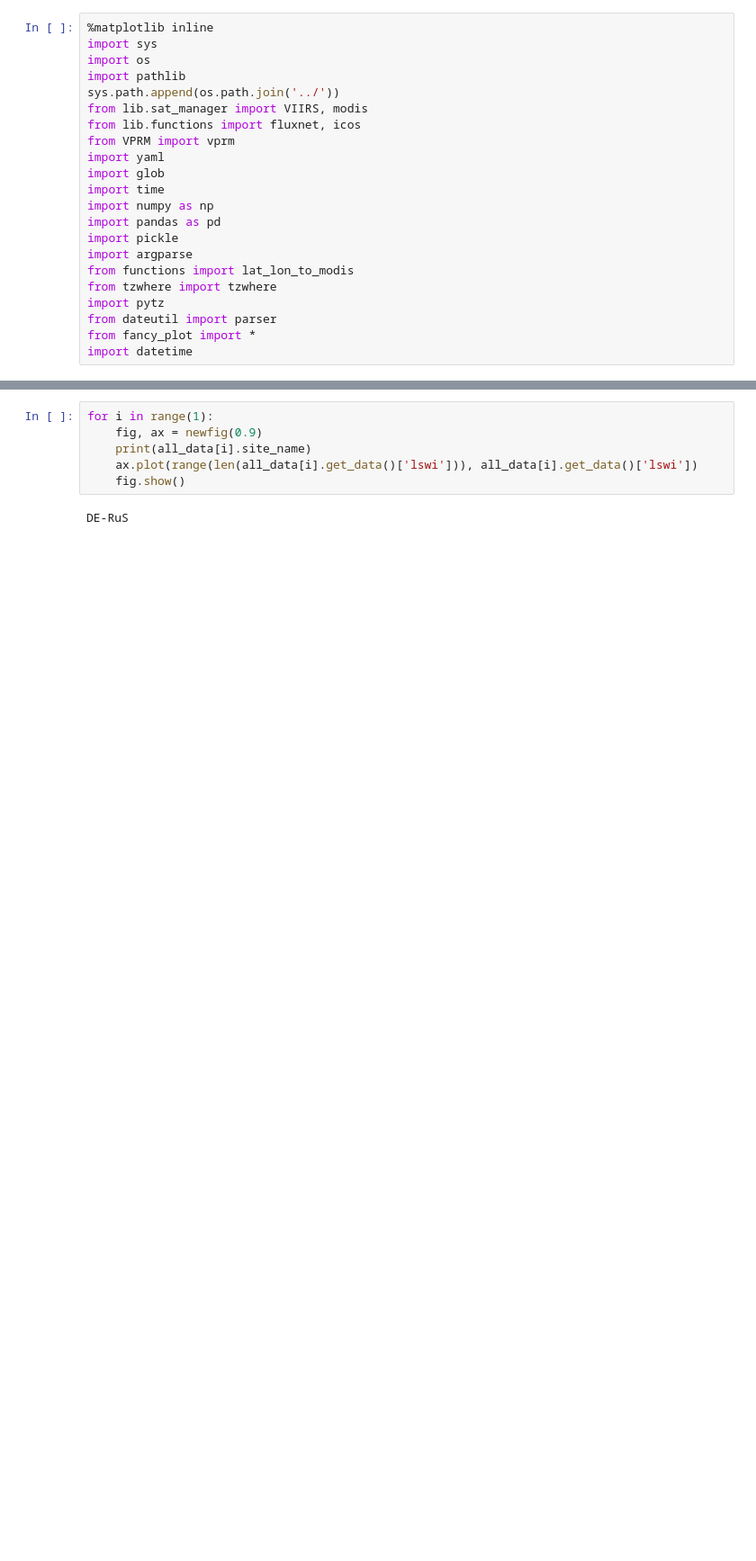
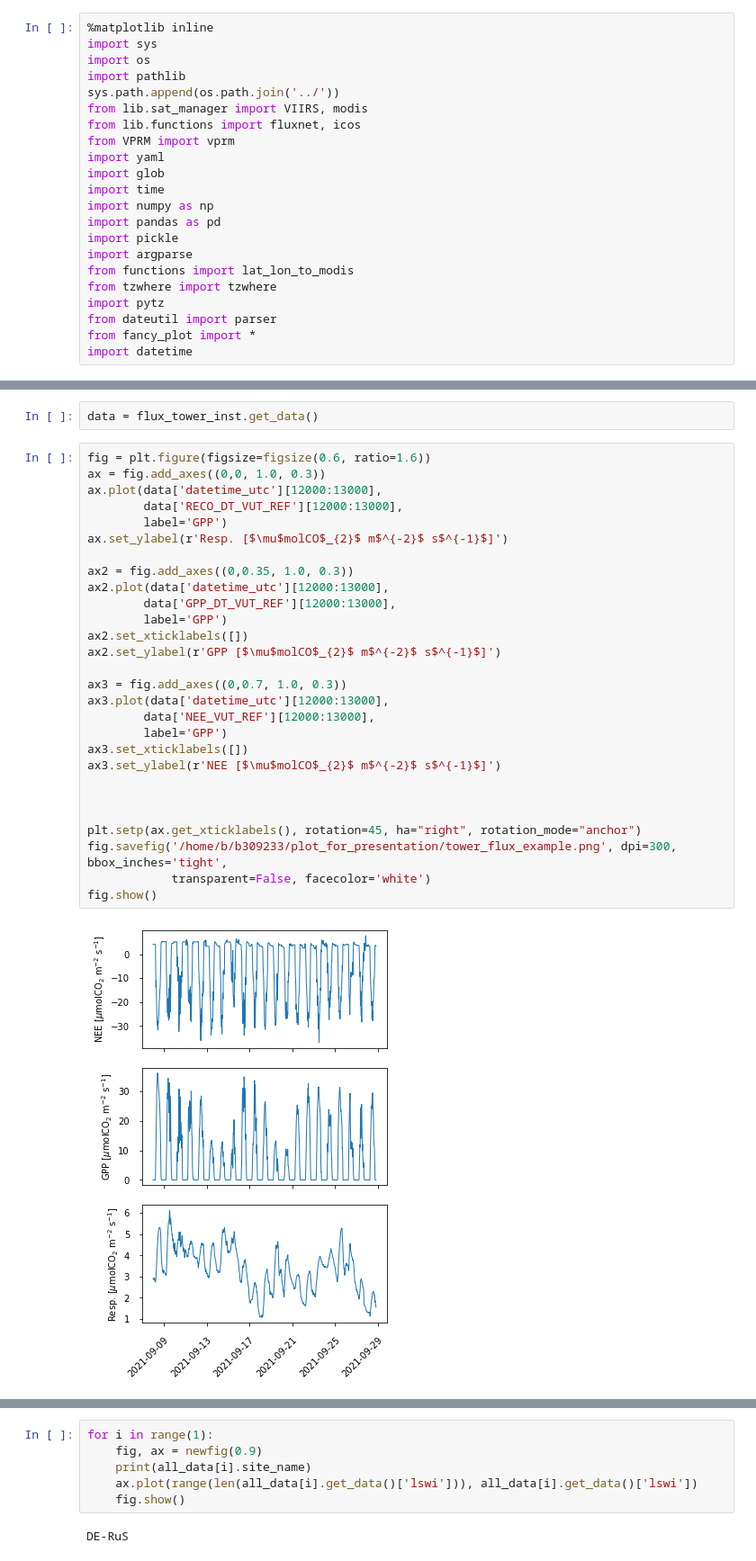
Before and after one commit to tglauch/pyVPRM, a Jupyter notebook: analysis_scripts/fit_VPRM_params.ipynb, the cells around one changed output, grey strips where cells are left out. Shown at 90% size. Drawn from its saved outputs; the diff is of its cells as text; blank space fills up the shorter version.

```diff
--- a/analysis_scripts/fit_VPRM_params.ipynb
+++ b/analysis_scripts/fit_VPRM_params.ipynb
@@ -163,0 +174,32 @@ all_data = np.concatenate(all_data)
+# %%
+data = flux_tower_inst.get_data()
+# %%
+fig = plt.figure(figsize=figsize(0.6, ratio=1.6))
+ax = fig.add_axes((0,0, 1.0, 0.3))
+ax.plot(data['datetime_utc'][12000:13000],
+        data['RECO_DT_VUT_REF'][12000:13000],
+        label='GPP')
+ax.set_ylabel(r'Resp. [$\mu$molCO$_{2}$ m$^{-2}$ s$^{-1}$]')
+
+ax2 = fig.add_axes((0,0.35, 1.0, 0.3))
+ax2.plot(data['datetime_utc'][12000:13000],
+        data['GPP_DT_VUT_REF'][12000:13000],
+        label='GPP')
+ax2.set_xticklabels([])
+ax2.set_ylabel(r'GPP [$\mu$molCO$_{2}$ m$^{-2}$ s$^{-1}$]')
+
+ax3 = fig.add_axes((0,0.7, 1.0, 0.3))
+ax3.plot(data['datetime_utc'][12000:13000],
+        data['NEE_VUT_REF'][12000:13000],
+        label='GPP')
+ax3.set_xticklabels([])
+ax3.set_ylabel(r'NEE [$\mu$molCO$_{2}$ m$^{-2}$ s$^{-1}$]')
+
+
+
+plt.setp(ax.get_xticklabels(), rotation=45, ha="right", rotation_mode="anchor")
+fig.savefig('/home/b/b309233/plot_for_presentation/tower_flux_example.png', dpi=300, bbox_inches='tight',
+            transparent=False, facecolor='white')
+fig.show()
+# %% [output]
+[figure, added]
```
Also changed, not shown: parts of 4 cells of this notebook, 3 other files.
